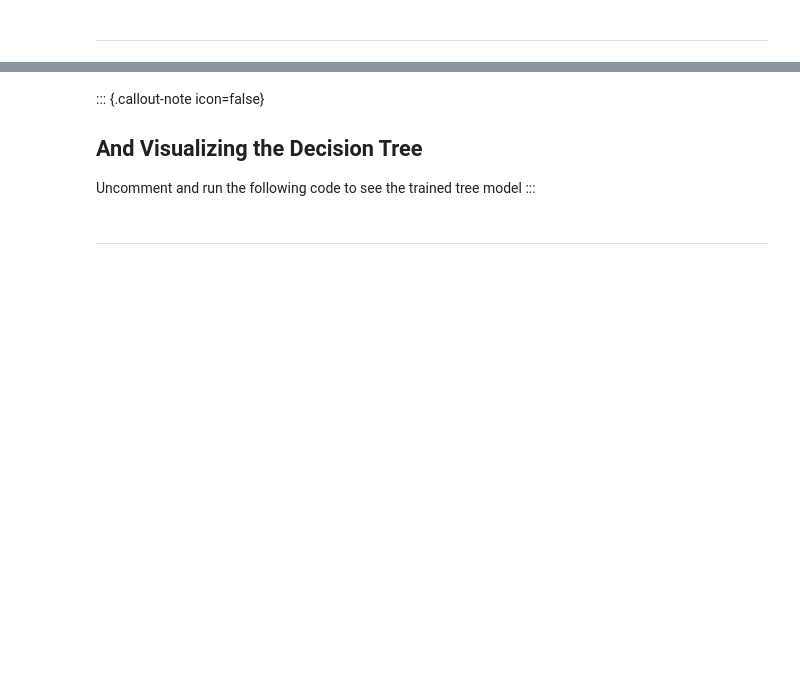
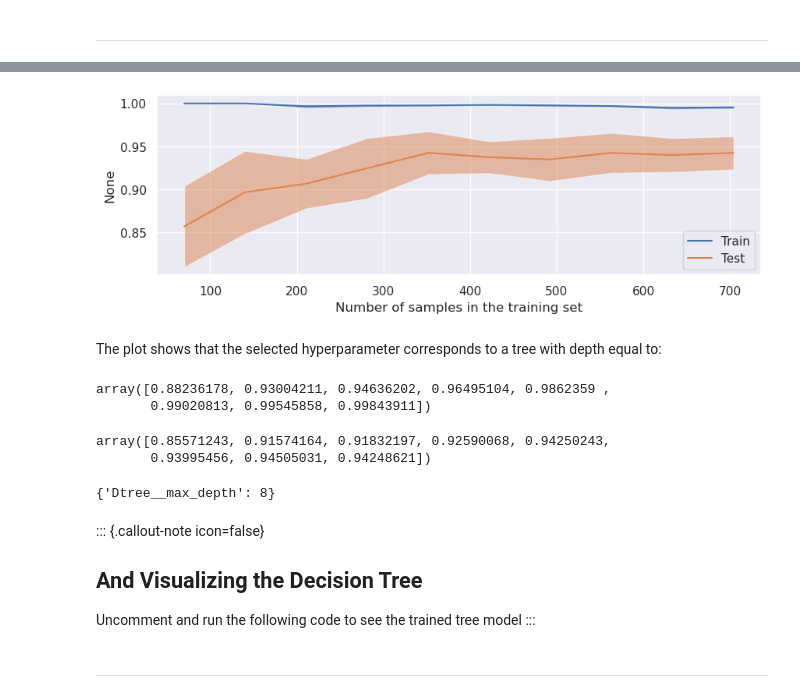
Before and after one commit to ML-MIC/MLMIIN, a Jupyter notebook: 2_4_Decision_Trees/2_4_Decision_Trees.ipynb, the cells around one changed output, grey strips where cells are left out. Cells and saved outputs as stored; diff of their text form; code cells hidden in the pictures; blank space fills up the shorter version.

```diff
--- a/2_4_Decision_Trees/2_4_Decision_Trees.ipynb
+++ b/2_4_Decision_Trees/2_4_Decision_Trees.ipynb
@@ -521,0 +546,12 @@ DecTree_gridCV.best_params_
+# %%
+from sklearn.model_selection import LearningCurveDisplay, learning_curve
+
+train_sizes, train_scores, test_scores = learning_curve(
+    DecTree_gridCV.best_estimator_,
+    XTR,
+    YTR,
+    cv=10,
+    n_jobs=-1,
+    train_sizes=np.linspace(0.1, 1.0, 10),
+    scoring='accuracy'
+)
@@ -522,3 +562,28 @@ DecTree_gridCV.best_params_
+# %%
+# Display the learning curve
+LearningCurveDisplay(
+    train_sizes=train_sizes,
+    train_scores=train_scores,
+    test_scores=test_scores).plot()
+plt.show();plt.close()
+# %% [output]
+[figure, added]
+# %% [markdown]
+The plot shows that the selected hyperparameter corresponds to a tree with depth equal to:
+# %%
+mean_train_scores
+# %% [output]
+array([0.88236178, 0.93004211, 0.94636202, 0.96495104, 0.9862359 ,
+       0.99020813, 0.99545858, 0.99843911])
+# %%
+mean_test_scores
+# %% [output]
+array([0.85571243, 0.91574164, 0.91832197, 0.92590068, 0.94250243,
+       0.93995456, 0.94505031, 0.94248621])
+# %%
+DecTree_gridCV.best_params_
+# %% [output]
+{'Dtree__max_depth': 8}
 # %% [markdown]
 ::: {.callout-note icon=false}
 
```
Also changed, not shown: parts of 19 cells of this notebook, 1 other file.
